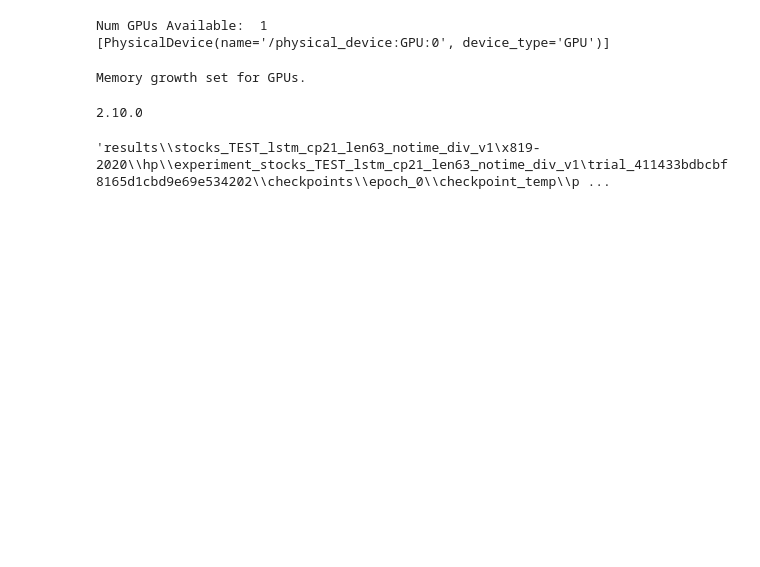
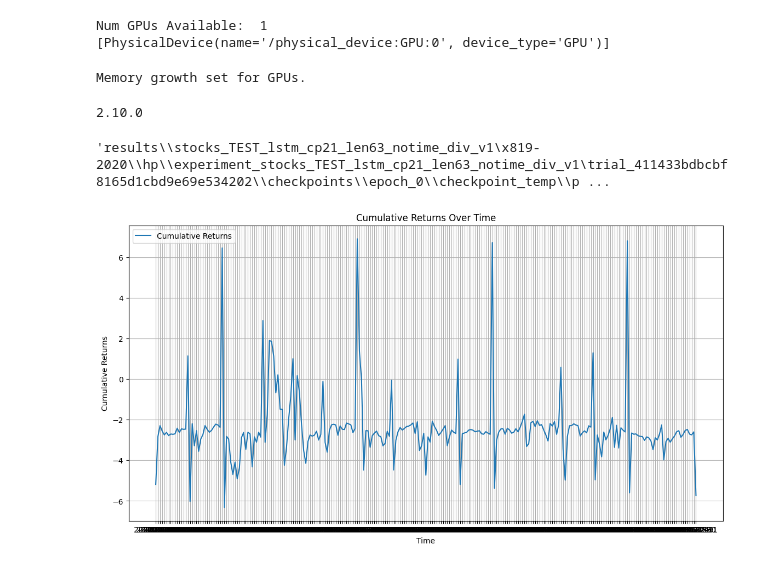
Before and after one commit to MaxMason42/DDMIF_Project, a Jupyter notebook: run_backtest.ipynb, the cells around one changed output. Drawn from its saved outputs; the diff is of its cells as text; code cells hidden in the pictures; blank space fills up the shorter version.

Commit message:
LSTM run

```diff
--- a/run_backtest.ipynb
+++ b/run_backtest.ipynb
@@ -207,3 +191,41 @@ test = "results\stocks_TEST_lstm_cp21_len63_notime_div_v1\2019-2020\hp\experimen
 os.path.normpath(test)
 # %% [output]
 'results\\stocks_TEST_lstm_cp21_len63_notime_div_v1\x819-2020\\hp\\experiment_stocks_TEST_lstm_cp21_len63_notime_div_v1\trial_411433bdbcbf8165d1cbd9e69e534202\\checkpoints\\epoch_0\\checkpoint_temp\\p ...
+# %%
+import pandas as pd
+
+# Load the data
+file_path = 'results/stock_lstm_cp21_len63_notime_div_v1/2020-2021/captured_returns_fw.csv'
+df = pd.read_csv(file_path)
+
+# Check the first few rows to understand the structure
+
+# Calculate cumulative returns
+num_identifiers = None
+
+if not num_identifiers:
+        num_identifiers = len(df.dropna()["identifier"].unique())
+
+
+srs = df.dropna().groupby('time')["captured_returns"].sum() / num_identifiers
+
+total_captured_returns = df.groupby('time')['position'].sum()
+
+
+#total_captured_returns = (1 + srs).cumprod()
+
+# Output the cumulative returns over time
+#total_captured_returns
+# %%
+import matplotlib.pyplot as plt
+
+plt.figure(figsize=(14, 7))
+plt.plot(total_captured_returns, label='Cumulative Returns')
+plt.xlabel('Time')
+plt.ylabel('Cumulative Returns')
+plt.title('Cumulative Returns Over Time')
+plt.legend()
+plt.grid(True)
+plt.show()
+# %% [output]
+[figure, added]
```
Also changed, not shown: parts of 5 cells of this notebook, 44 other files.
